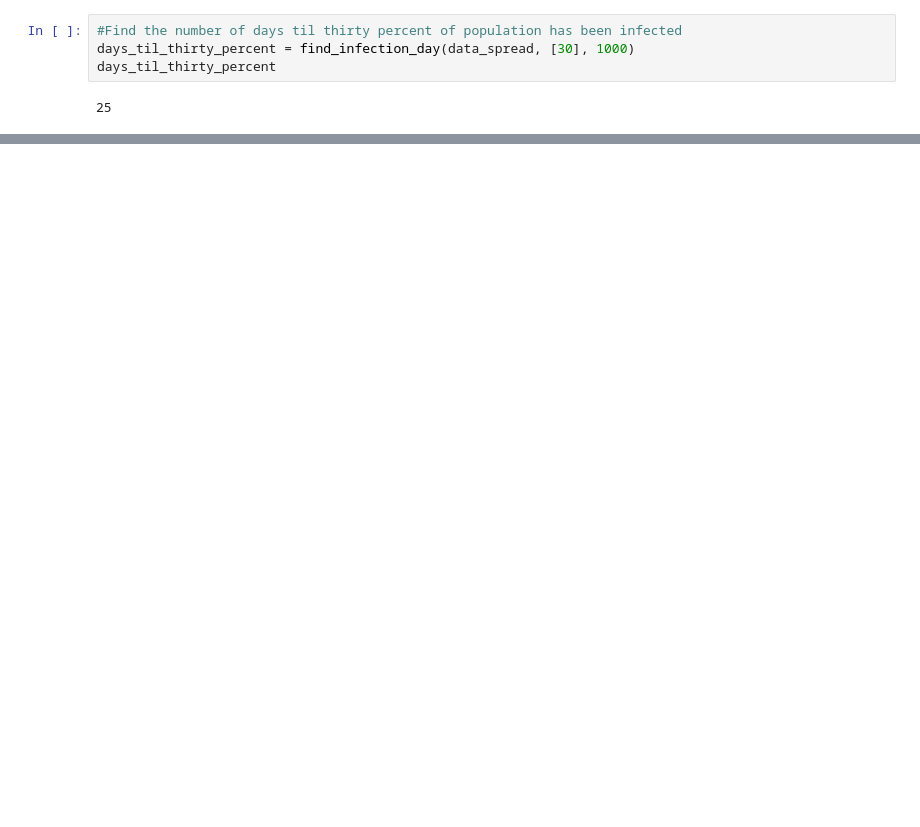
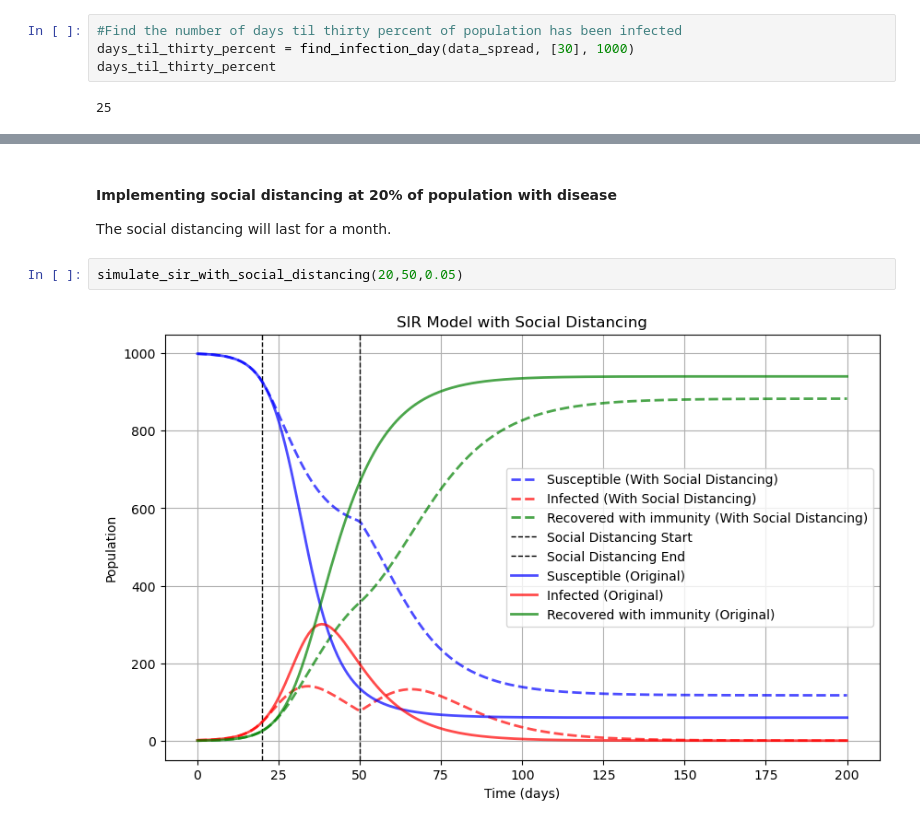
Before and after one commit to bennicholson2/SIR-Model, a Jupyter notebook: Code Files/shuflu.ipynb, the cells around one changed output, grey strips where cells are left out. Cells and saved outputs as stored; diff of their text form; blank space fills up the shorter version.

```diff
--- a/Code Files/shuflu.ipynb
+++ b/Code Files/shuflu.ipynb
@@ -1094,0 +1191,7 @@ print(R_original[-1])
+# %% [markdown]
+#### Implementing social distancing at 20% of population with disease
+The social distancing will last for a month.
+# %%
+simulate_sir_with_social_distancing(20,50,0.05)
+# %% [output]
+[figure, added]
```
Also changed, not shown: parts of 37 cells of this notebook, 20 other files.
